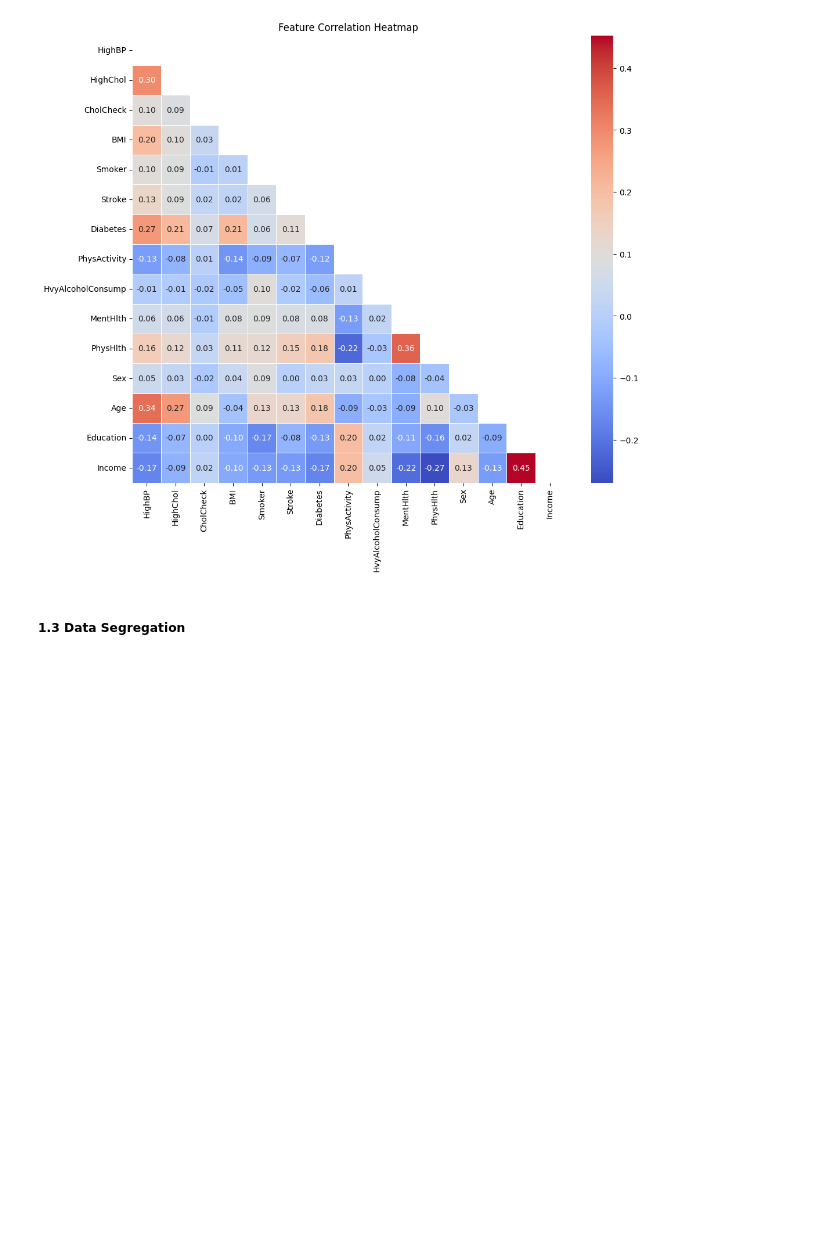
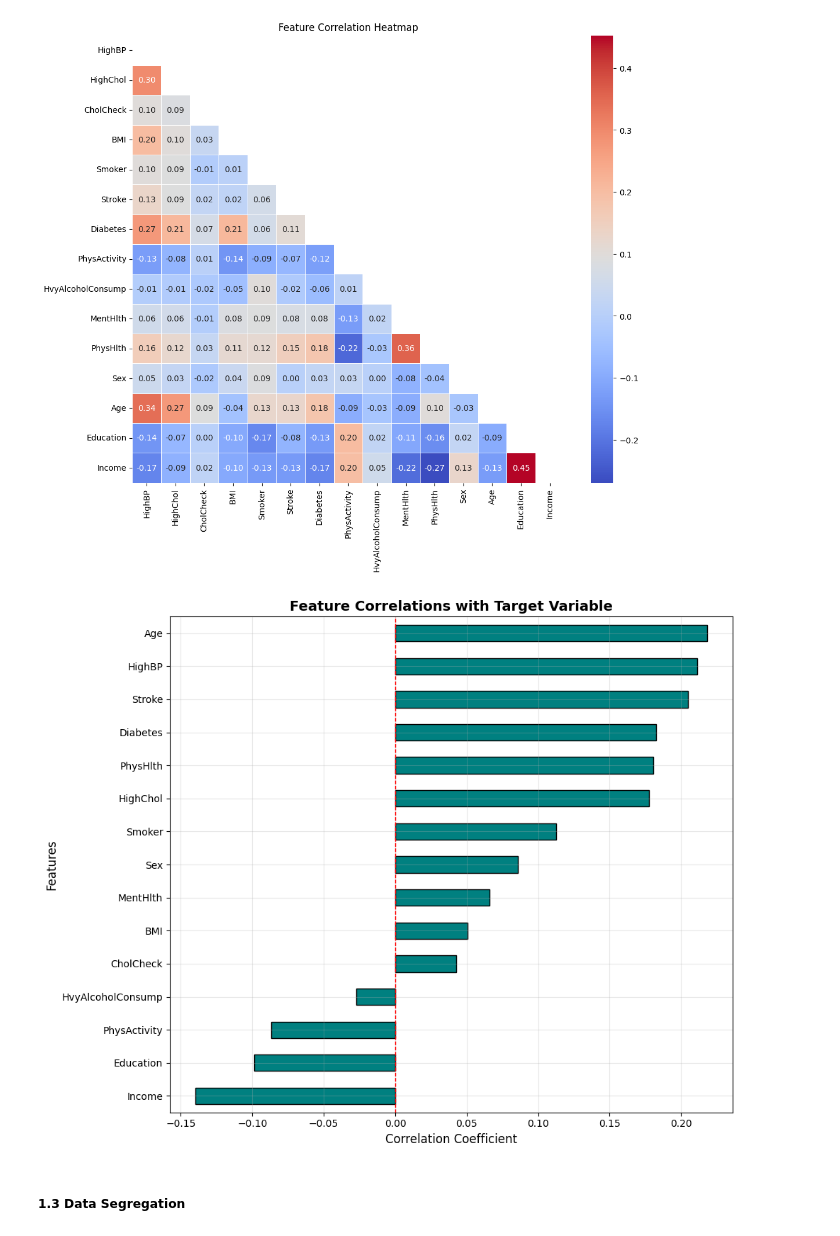
Before and after one commit to leonardsangoroh/AIFoundations, a Jupyter notebook: AssessmentOne/heart-attack-prediction-assignment.ipynb, the cells around one changed output. Drawn from its saved outputs; the diff is of its cells as text; code cells hidden in the pictures; blank space fills up the shorter version.

Commit message:
feat: add target variable-feature correlation visualization

```diff
--- a/AssessmentOne/heart-attack-prediction-assignment.ipynb
+++ b/AssessmentOne/heart-attack-prediction-assignment.ipynb
@@ -275,6 +275,39 @@ plt.title("Feature Correlation Heatmap")
 plt.show()
 # %% [output]
 [figure]
+# %%
+# Visualize top correlations with target
+# compute correlations
+corr_matrix = heart_data_dropped_nan.corr()
+
+# get correlation with target
+target_corr = corr_matrix['HeartDiseaseorAttack']
+
+# drop the target itself
+target_corr = target_corr.drop('HeartDiseaseorAttack')
+
+# sort values
+target_corr_sorted = target_corr.sort_values()
+
+# plot
+plt.figure(figsize=(10, 8))
+
+target_corr_sorted.plot(
+    kind='barh',
+    color='teal',
+    edgecolor='black'
+)
+
+plt.title('Feature Correlations with Target Variable', fontsize=14, fontweight='bold')
+plt.xlabel('Correlation Coefficient', fontsize=12)
+plt.ylabel('Features', fontsize=12)
+plt.axvline(x=0, color='red', linestyle='--', linewidth=1)
+plt.grid(True, alpha=0.3)
+
+plt.tight_layout()
+plt.show()
+# %% [output]
+[figure, added]
 # %% [markdown]
 ##### 1.3 Data Segregation
 # %%
```
